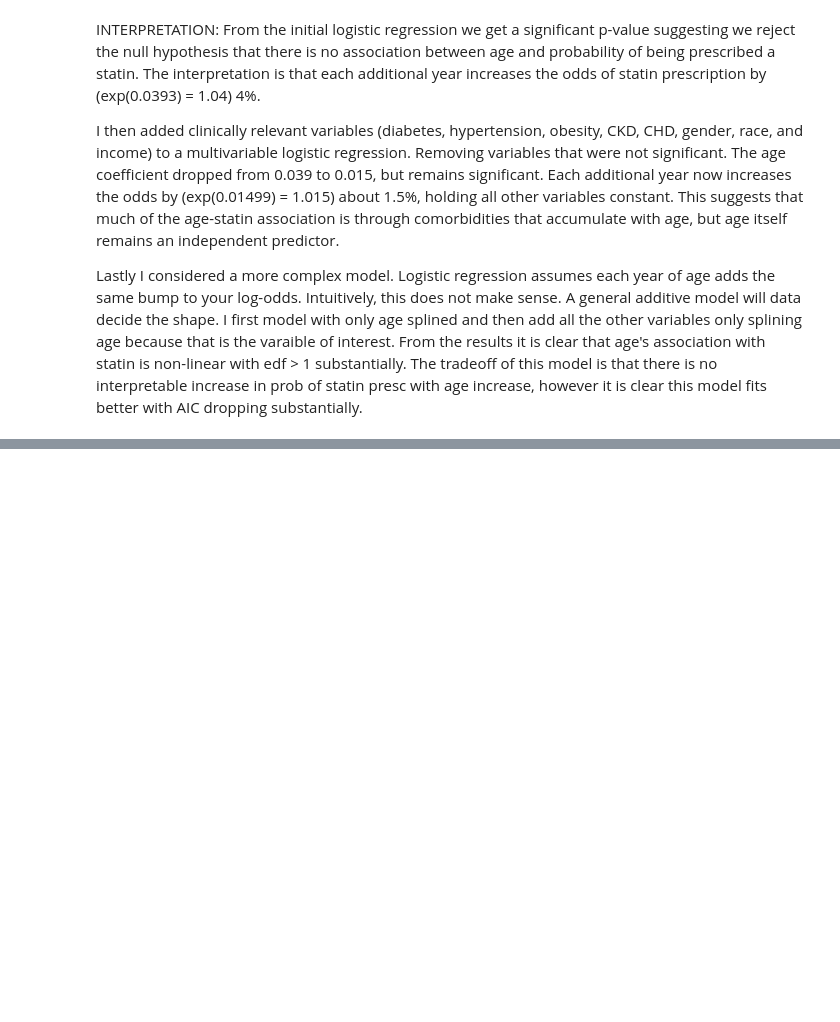
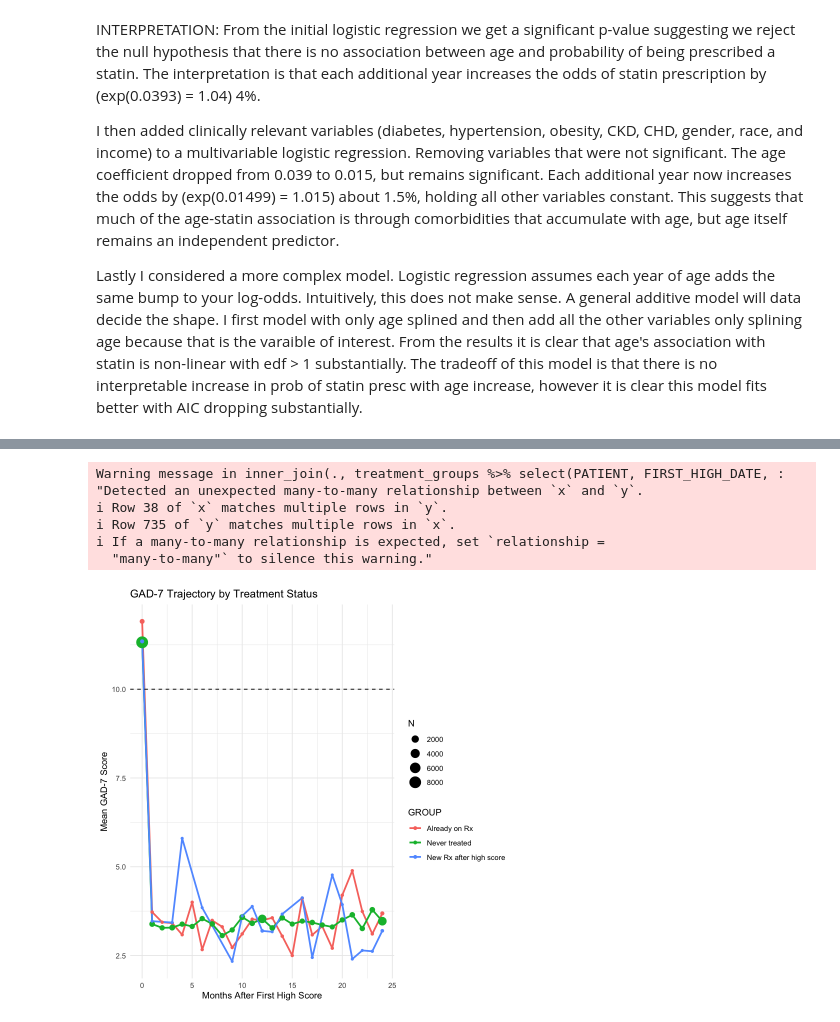
Before and after one commit to czhang2884/abfm-skills-assessment, a Jupyter notebook: skills_assessment_notebook.ipynb, the cells around one changed output, grey strips where cells are left out. Drawn from its saved outputs; the diff is of its cells as text; code cells hidden in the pictures; blank space fills up the shorter version.

```diff
--- a/skills_assessment_notebook.ipynb
+++ b/skills_assessment_notebook.ipynb
@@ -831,0 +867,25 @@ INTERPRETATION:
+# %%
+# --- Step 6: GAD-7 trajectory over time by treatment group ---
+gad7_by_group <- gad7 %>%
+  inner_join(treatment_groups %>% select(PATIENT, FIRST_HIGH_DATE, GROUP), by = "PATIENT") %>%
+  mutate(MONTHS = floor(as.numeric(DATE - FIRST_HIGH_DATE) / 30)) %>%
+  filter(MONTHS >= 0, MONTHS <= 24) %>%
+  group_by(GROUP, MONTHS) %>%
+  summarise(MEAN_SCORE = mean(SCORE), N = n(), .groups = "drop") %>%
+  filter(N >= 10)
+
+ggplot(gad7_by_group, aes(x = MONTHS, y = MEAN_SCORE, color = GROUP)) +
+  geom_line(linewidth = 1) +
+  geom_point(aes(size = N)) +
+  geom_hline(yintercept = 10, linetype = "dashed") +
+  labs(title = "GAD-7 Trajectory by Treatment Status",
+       x = "Months After First High Score", y = "Mean GAD-7 Score") +
+  theme_minimal()
+# %% [output]
+Warning message in inner_join(., treatment_groups %>% select(PATIENT, FIRST_HIGH_DATE, :
+"Detected an unexpected many-to-many relationship between `x` and `y`.
+i Row 38 of `x` matches multiple rows in `y`.
+i Row 735 of `y` matches multiple rows in `x`.
+i If a many-to-many relationship is expected, set `relationship =
+  "many-to-many"` to silence this warning."
+[figure, added]
```
Also changed, not shown: parts of 23 cells of this notebook.
